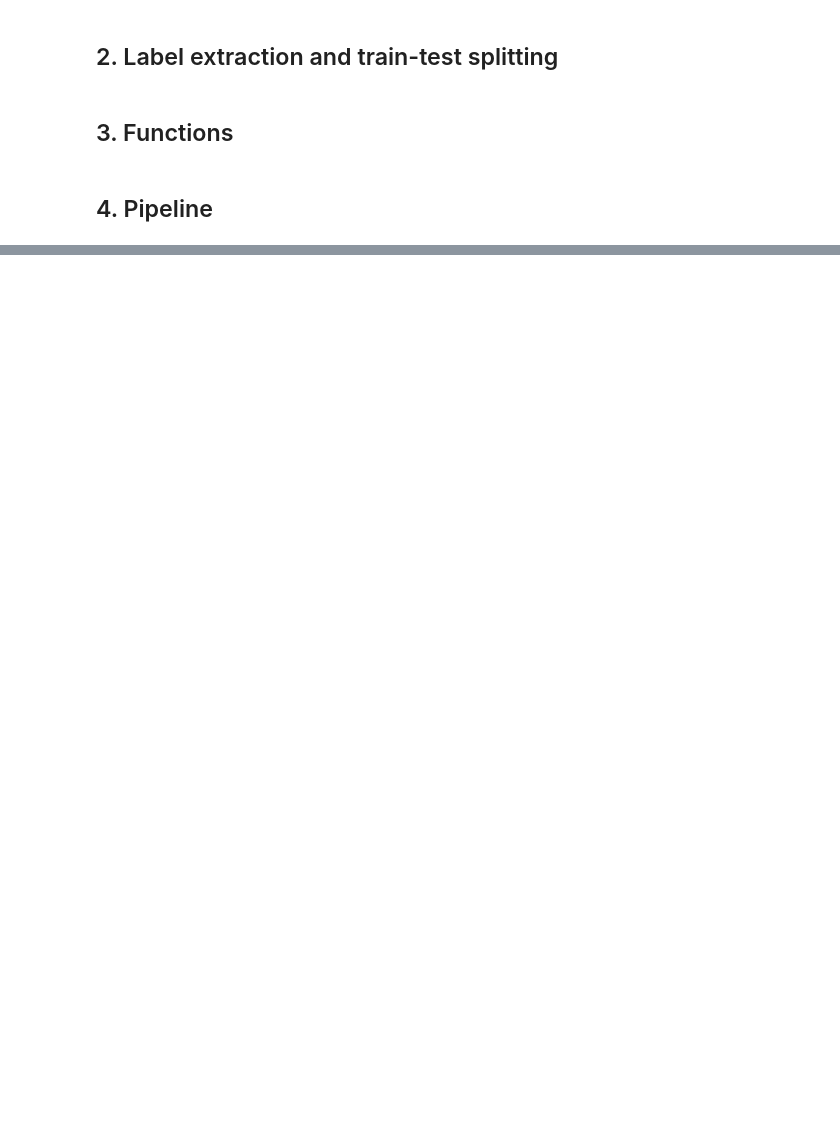
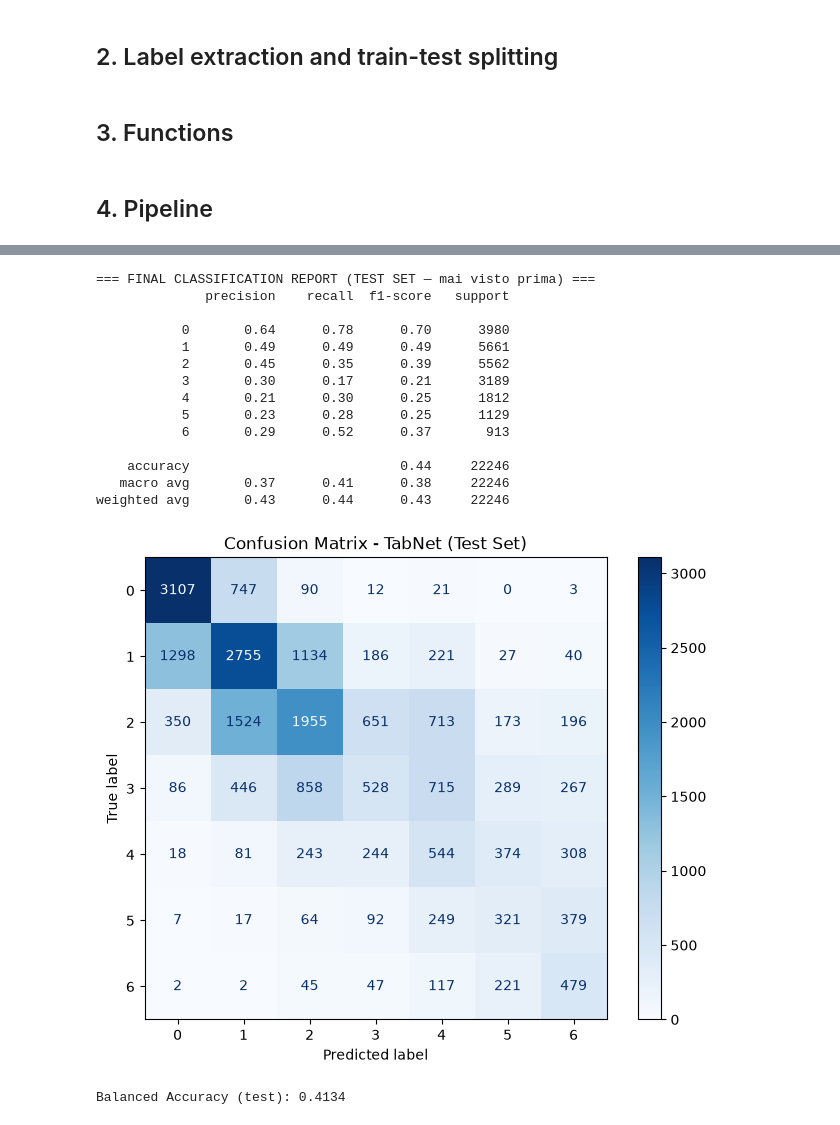
Before and after one commit to gabb-OS/loan-risk-rating-prediction, a Jupyter notebook: src/pipeline_tabnet.ipynb, the cells around one changed output, grey strips where cells are left out. Saved outputs shown, nothing was run; the diff lists cells and outputs as text; code cells hidden in the pictures; blank space fills up the shorter version.

Commit message:
tabnet final results

```diff
--- a/src/pipeline_tabnet.ipynb
+++ b/src/pipeline_tabnet.ipynb
@@ -176,6 +187,7 @@ def run_tabnet_grid_search(
     print(f"Feature categoriche: {len(cat_idxs)}")
     print("="*70 + "\n")
 
+    all_results = []
     for i, params in enumerate(grid):
         print("\n" + "="*70)
         print(f"[ESECUZIONE {i+1}/{n_comb}] INIZIO")
@@ -254,8 +266,8 @@ def run_tabnet_grid_search(
 
         model.fit(
             X_train=X_train, y_train=Y_train,
-            eval_set=[(X_train, Y_train), (X_val, Y_val)],
-            eval_metric=["balanced_accuracy", "logloss", "accuracy"],
+            eval_set=[(X_train, Y_train), (X_val, Y_val)],            #The last one is used for early stopping
+            eval_metric=["logloss", "accuracy", "balanced_accuracy"], #The last metric is used for early stopping.
             patience=patience,
             batch_size=batch_size,
             virtual_batch_size=128,
@@ -278,6 +290,13 @@ def run_tabnet_grid_search(
         # Calcolo balanced accuracy
         y_pred = model.predict(X_val)
         balanced_acc = balanced_accuracy_score(Y_val, y_pred)
+
+        all_results.append({
+            **params,
+            'balanced_acc': balanced_acc,
+            'val_loss': val_loss,
+            'total_time_min': total_time / 60
+        })
 
         print("\n" + "-"*70)
         print(f"RISULTATI PER L'ESECUZIONE {i+1}/{n_comb}")
@@ -342,6 +361,7 @@ def run_tabnet_grid_search(
         "best_loss": best_loss,
         "best_balanced_acc": best_balanced_acc,
         "best_time": best_time,
+        "all_results": all_results,
     }
 # %% [markdown]
 ## 4. Pipeline
@@ -363,7 +383,7 @@ complete_pipeline = CompletePipelineTabNet(
     random_state=SEED
 )
 
-train_val_data = create_train_val_split(X, y, complete_pipeline)
+train_val_data = create_train_val_split(X_train_full, y_train_full, complete_pipeline)
 
 X_train_np = train_val_data['X_train_np']
 X_val_np = train_val_data['X_val_np']
@@ -377,15 +397,15 @@ cat_dims = train_val_data['cat_dims']
 # run_tabnet_grid_search (n_a = n_d, come gia' fa il pretrainer), quindi qui si varia solo n_d.
 # batch_size 4096 -> meno step/epoca su GPU. 2(lr)*2(n_d)*2(n_steps)*2(gamma) = 16 combinazioni.
 param_grid = {
-    'batch_size':    [4096],
-    'epochs':        [60],
+    'batch_size':    [1024, 4096],
+    'epochs':        [100],
     'epsilon':       [1e-15],
     'lr':            [0.01, 0.02],
     'n_d':           [16, 32, 64],
     'n_steps':       [3, 5],
     'gamma':         [1.3, 1.5],
     'n_independent': [1, 3],
-    'patience':      [15],
+    'patience':      [10],
     'lambda_sparse': [1e-4, 1e-5]
 }
 
@@ -419,0 +661,41 @@ print("Pipeline saved.")
+# %%
+# Preprocessing del test set: SOLO transform, la pipeline è già fittata su train_full
+X_test_tab = complete_pipeline.structure_pipeline.transform(X_test)
+X_test_tab = complete_pipeline.cat_imputer.transform(X_test_tab)
+X_test_tab = complete_pipeline.num_imputer.transform(X_test_tab)
+X_test_tab = complete_pipeline.label_encoder.transform(X_test_tab)
+X_test_np = complete_pipeline.to_float.transform(X_test_tab)
+
+y_test_encoded = train_val_data['y_label_encoder'].transform(y_test)
+
+# Valutazione finale, indipendente
+y_test_pred = best_model.predict(X_test_np)
+
+print("\n=== FINAL CLASSIFICATION REPORT (TEST SET — mai visto prima) ===")
+print(classification_report(y_test_encoded, y_test_pred))
+
+cm_test = confusion_matrix(y_test_encoded, y_test_pred)
+fig, ax = plt.subplots(figsize=(8, 6))
+disp = ConfusionMatrixDisplay(confusion_matrix=cm_test)
+disp.plot(cmap='Blues', ax=ax, values_format='d')
+plt.title('Confusion Matrix - TabNet (Test Set)')
+plt.show()
+
+print(f"Balanced Accuracy (test): {balanced_accuracy_score(y_test_encoded, y_test_pred):.4f}")
+# %% [output]
+=== FINAL CLASSIFICATION REPORT (TEST SET — mai visto prima) ===
+              precision    recall  f1-score   support
+
+           0       0.64      0.78      0.70      3980
+           1       0.49      0.49      0.49      5661
+           2       0.45      0.35      0.39      5562
+           3       0.30      0.17      0.21      3189
+           4       0.21      0.30      0.25      1812
+           5       0.23      0.28      0.25      1129
+           6       0.29      0.52      0.37       913
+
+    accuracy                           0.44     22246
+   macro avg       0.37      0.41      0.38     22246
+weighted avg       0.43      0.44      0.43     22246
+[figure, added]
+Balanced Accuracy (test): 0.4134
```
Also changed, not shown: parts of 11 cells of this notebook.
